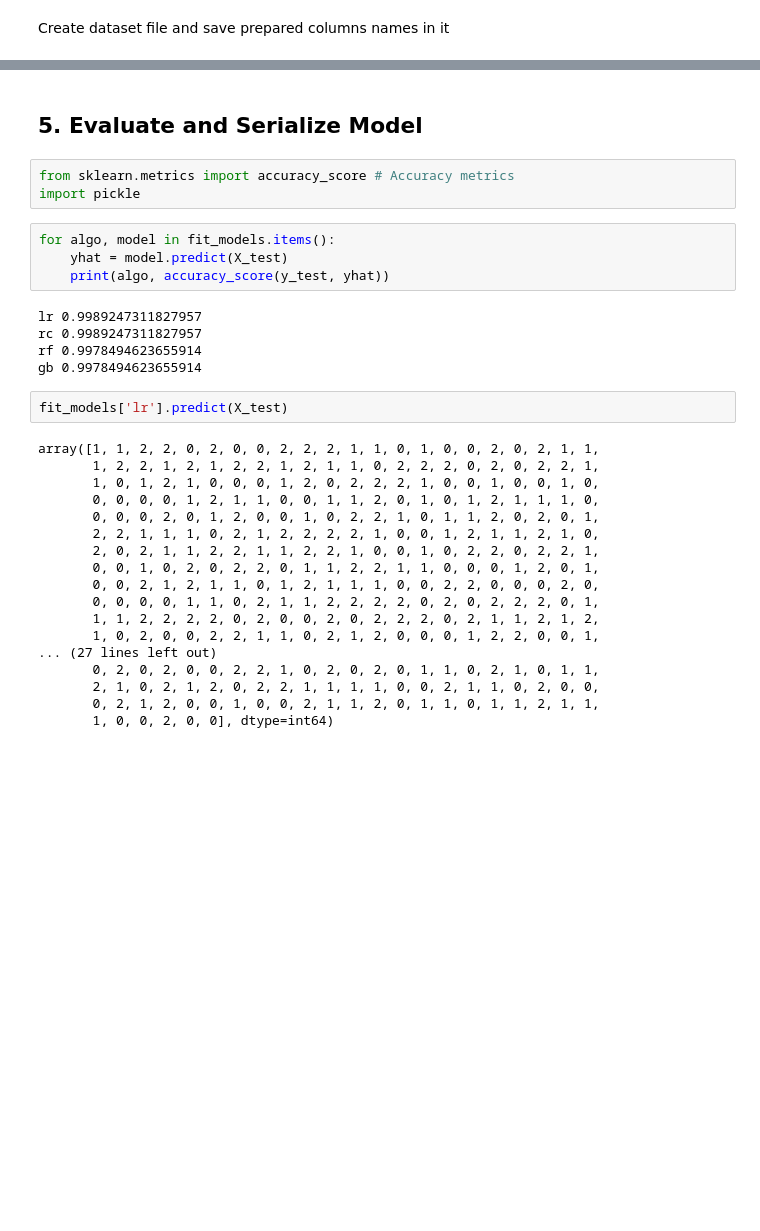
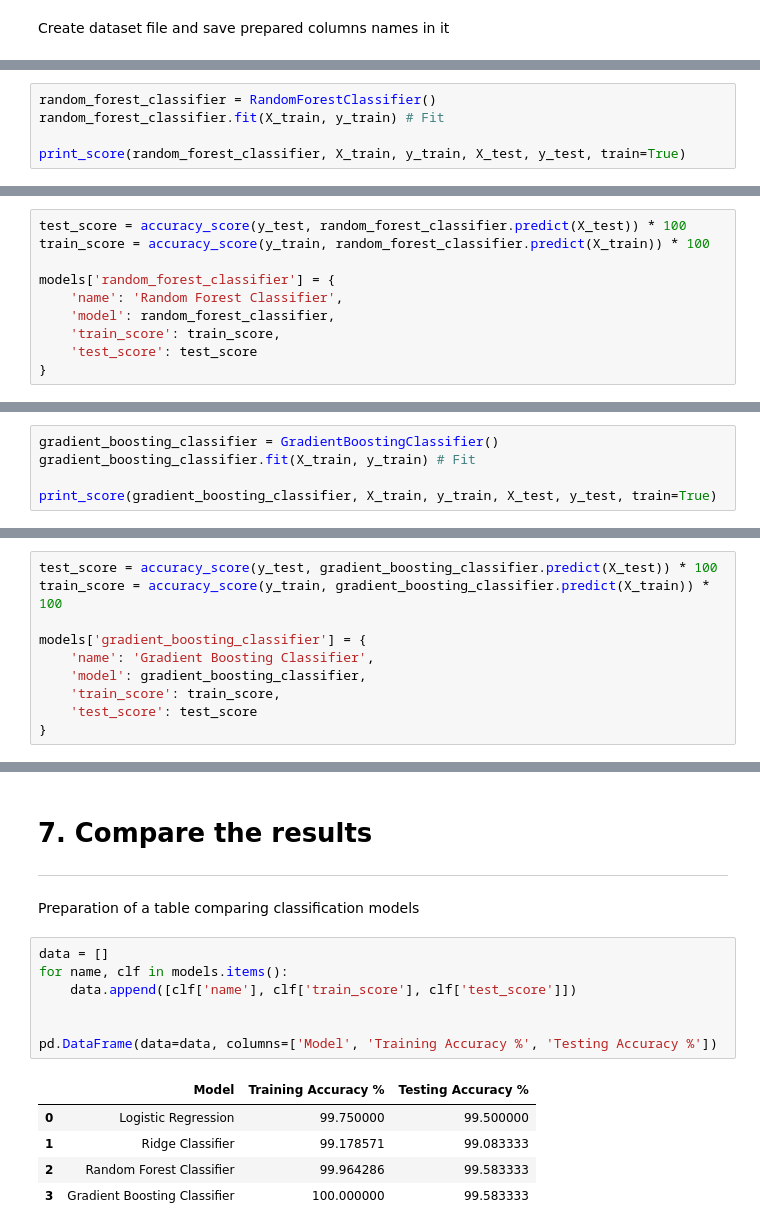
Before and after one commit to JanSzewczyk/hands-control-system, a Jupyter notebook: hands-gesture-classifier.ipynb, the cells around one changed output, grey strips where cells are left out. Saved outputs shown, nothing was run; the diff lists cells and outputs as text; blank space fills up the shorter version.

```diff
--- a/hands-gesture-classifier.ipynb
+++ b/hands-gesture-classifier.ipynb
@@ -347,0 +557,5 @@ gb
+# %%
+random_forest_classifier = RandomForestClassifier()
+random_forest_classifier.fit(X_train, y_train) # Fit
+
+print_score(random_forest_classifier, X_train, y_train, X_test, y_test, train=True)
@@ -347,0 +584,10 @@ gb
+# %%
+test_score = accuracy_score(y_test, random_forest_classifier.predict(X_test)) * 100
+train_score = accuracy_score(y_train, random_forest_classifier.predict(X_train)) * 100
+
+models['random_forest_classifier'] = {
+    'name': 'Random Forest Classifier',
+    'model': random_forest_classifier,
+    'train_score': train_score,
+    'test_score': test_score
+}
@@ -347,0 +596,5 @@ gb
+# %%
+gradient_boosting_classifier = GradientBoostingClassifier()
+gradient_boosting_classifier.fit(X_train, y_train) # Fit
+
+print_score(gradient_boosting_classifier, X_train, y_train, X_test, y_test, train=True)
@@ -347,0 +623,10 @@ gb
+# %%
+test_score = accuracy_score(y_test, gradient_boosting_classifier.predict(X_test)) * 100
+train_score = accuracy_score(y_train, gradient_boosting_classifier.predict(X_train)) * 100
+
+models['gradient_boosting_classifier'] = {
+    'name': 'Gradient Boosting Classifier',
+    'model': gradient_boosting_classifier,
+    'train_score': train_score,
+    'test_score': test_score
+}
@@ -348,34 +639,18 @@ gb
 # %% [markdown]
-## <a name='4'></a>5. Evaluate and Serialize Model
+# 7. Compare the results
+---
+# %% [markdown]
+Preparation of a table comparing classification models
 # %%
-from sklearn.metrics import accuracy_score # Accuracy metrics
-import pickle
+data = []
+for name, clf in models.items():
+    data.append([clf['name'], clf['train_score'], clf['test_score']])
+
+
+pd.DataFrame(data=data, columns=['Model', 'Training Accuracy %', 'Testing Accuracy %'])
+# %% [output]
+|  | Model | Training Accuracy % | Testing Accuracy % |
+| 0 | Logistic Regression | 99.750000 | 99.500000 |
+| 1 | Ridge Classifier | 99.178571 | 99.083333 |
+| 2 | Random Forest Classifier | 99.964286 | 99.583333 |
+| 3 | Gradient Boosting Classifier | 100.000000 | 99.583333 |
-# %%
-for algo, model in fit_models.items():
-    yhat = model.predict(X_test)
-    print(algo, accuracy_score(y_test, yhat))
-# %% [output]
-lr 0.9989247311827957
-rc 0.9989247311827957
-rf 0.9978494623655914
-gb 0.9978494623655914
-# %%
-fit_models['lr'].predict(X_test)
-# %% [output]
-array([1, 1, 2, 2, 0, 2, 0, 0, 2, 2, 2, 1, 1, 0, 1, 0, 0, 2, 0, 2, 1, 1,
-       1, 2, 2, 1, 2, 1, 2, 2, 1, 2, 1, 1, 0, 2, 2, 2, 0, 2, 0, 2, 2, 1,
-       1, 0, 1, 2, 1, 0, 0, 0, 1, 2, 0, 2, 2, 2, 1, 0, 0, 1, 0, 0, 1, 0,
-       0, 0, 0, 0, 1, 2, 1, 1, 0, 0, 1, 1, 2, 0, 1, 0, 1, 2, 1, 1, 1, 0,
-       0, 0, 0, 2, 0, 1, 2, 0, 0, 1, 0, 2, 2, 1, 0, 1, 1, 2, 0, 2, 0, 1,
-       2, 2, 1, 1, 1, 0, 2, 1, 2, 2, 2, 2, 1, 0, 0, 1, 2, 1, 1, 2, 1, 0,
-       2, 0, 2, 1, 1, 2, 2, 1, 1, 2, 2, 1, 0, 0, 1, 0, 2, 2, 0, 2, 2, 1,
-       0, 0, 1, 0, 2, 0, 2, 2, 0, 1, 1, 2, 2, 1, 1, 0, 0, 0, 1, 2, 0, 1,
-       0, 0, 2, 1, 2, 1, 1, 0, 1, 2, 1, 1, 1, 0, 0, 2, 2, 0, 0, 0, 2, 0,
-       0, 0, 0, 0, 1, 1, 0, 2, 1, 1, 2, 2, 2, 2, 0, 2, 0, 2, 2, 2, 0, 1,
-       1, 1, 2, 2, 2, 2, 0, 2, 0, 0, 2, 0, 2, 2, 2, 0, 2, 1, 1, 2, 1, 2,
-       1, 0, 2, 0, 0, 2, 2, 1, 1, 0, 2, 1, 2, 0, 0, 0, 1, 2, 2, 0, 0, 1,
-... (27 lines left out)
-       0, 2, 0, 2, 0, 0, 2, 2, 1, 0, 2, 0, 2, 0, 1, 1, 0, 2, 1, 0, 1, 1,
-       2, 1, 0, 2, 1, 2, 0, 2, 2, 1, 1, 1, 1, 0, 0, 2, 1, 1, 0, 2, 0, 0,
-       0, 2, 1, 2, 0, 0, 1, 0, 0, 2, 1, 1, 2, 0, 1, 1, 0, 1, 1, 2, 1, 1,
-       1, 0, 0, 2, 0, 0], dtype=int64)
```
Also changed, not shown: parts of 95 cells of this notebook, 2 other files.
